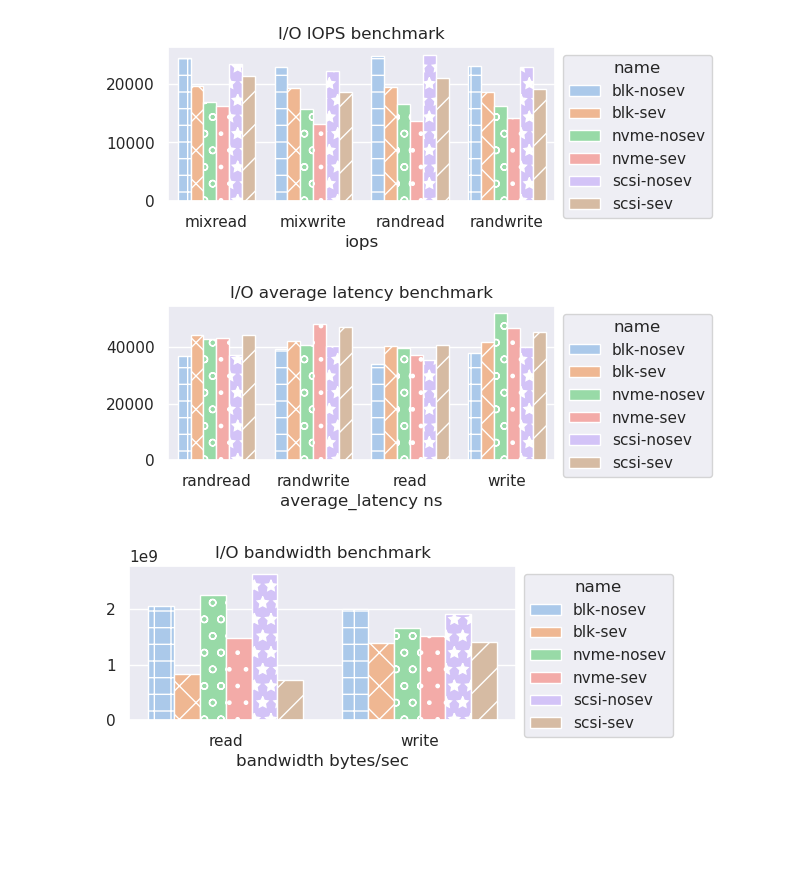
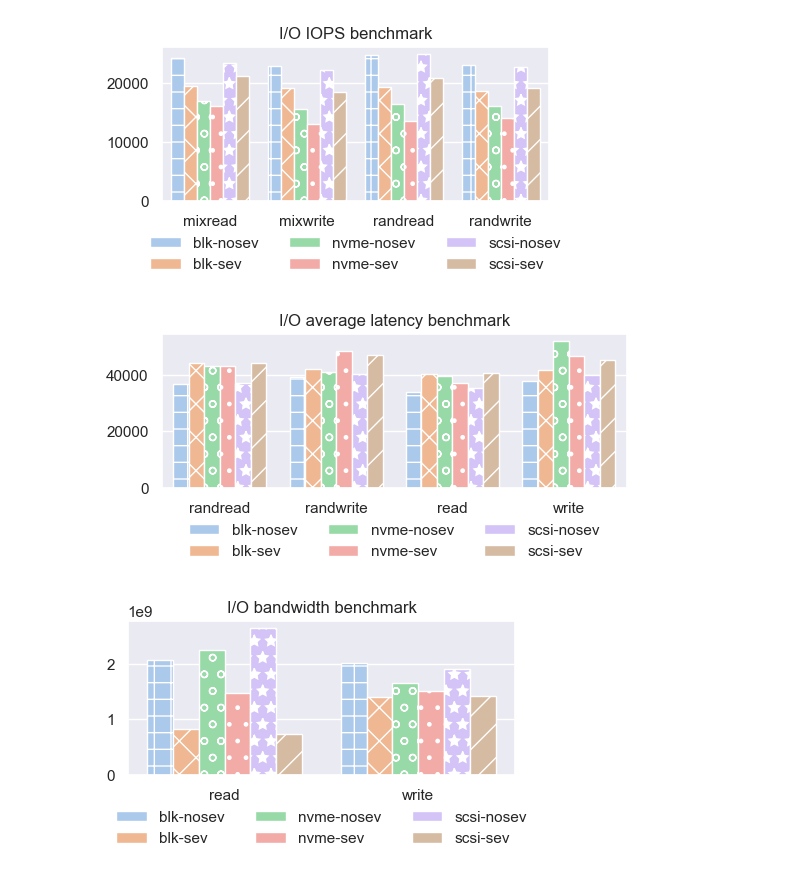
Before and after one commit to rcastellotti/gr, a Jupyter notebook: main.ipynb, the cells around one changed output. Drawn from its saved outputs; the diff is of its cells as text; code cells hidden in the pictures; blank space fills up the shorter version.

```diff
--- a/main.ipynb
+++ b/main.ipynb
@@ -7,44 +7,59 @@ sns.set(font_scale=0.75)
 # %%
 # for container in ax.containers:
 #     ax.bar_label(container, fmt='%.1f')
-df=pd.read_csv("iops_results.csv")
+df=pd.read_csv("benchmarks/iops_results.csv")
 df = df.sort_values(['group', 'name'],ascending = [True, True])
 # print(df.to_latex(index=False))
 sns.set(rc={'figure.figsize':(5,2)})
 ax=sns.barplot(df, x="group",y="result",hue="name",orient="v", width=0.8,palette="pastel")
-ax.set(xlabel ="iops", ylabel = "", title ='I/O IOPS benchmark')
-sns.move_legend(ax, "upper left", bbox_to_anchor=(1, 1))
+ax.set(xlabel ="", ylabel = "", title ='I/O IOPS benchmark')
+sns.move_legend(
+    ax, "lower center",
+    bbox_to_anchor=(0.5, -.55),
+    ncol=3,
+    title=None, frameon=False,
+)
 for i, container in enumerate(ax.containers):
     for patch in container.patches:
         patch.set_hatch(hatches[i % len(hatches)])
 plt.show()
 # %% [output]
-[figure, old version]
+[figure, new version]
 # %%
-df=pd.read_csv("al_results.csv")
+df=pd.read_csv("benchmarks/al_results.csv")
 df = df.sort_values(['group', 'name'],ascending = [True, True])
 # print(df.to_latex(index=False))
-sns.set(rc={'figure.figsize':(5,2)})
+sns.set(rc={'figure.figsize':(6,2)})
 ax=sns.barplot(df, x="group",y="result",hue="name",orient="v", width=0.8,palette="pastel")
-ax.set(xlabel ="average_latency ns", ylabel = "", title ='I/O average latency benchmark')
-sns.move_legend(ax, "upper left", bbox_to_anchor=(1, 1))
+ax.set(xlabel ="", ylabel = "", title ='I/O average latency benchmark')
+sns.move_legend(
+    ax, "lower center",
+    bbox_to_anchor=(0.5, -.55),
+    ncol=3,
+    title=None, frameon=False,
+)
 for i, container in enumerate(ax.containers):
     for patch in container.patches:
         patch.set_hatch(hatches[i % len(hatches)])
 plt.show()
 # %% [output]
-[figure, old version]
+[figure, new version]
 # %%
-df=pd.read_csv("bw_results.csv")
+df=pd.read_csv("benchmarks/bw_results.csv")
 df = df.sort_values(['group', 'name'],ascending = [True, True])
 # print(df.to_latex(index=False))
 sns.set(rc={'figure.figsize':(5,2)})
 ax=sns.barplot(df, x="group",y="result",hue="name",orient="v", width=0.8, palette="pastel")
-ax.set(xlabel ="bandwidth bytes/sec", ylabel = "", title ='I/O bandwidth benchmark')
-sns.move_legend(ax, "upper left", bbox_to_anchor=(1, 1))
+ax.set(xlabel ="", ylabel = "", title ='I/O bandwidth benchmark')
+sns.move_legend(
+    ax, "lower center",
+    bbox_to_anchor=(0.5, -.55),
+    ncol=3,
+    title=None, frameon=False,
+)
 for i, container in enumerate(ax.containers):
     for patch in container.patches:
         patch.set_hatch(hatches[i % len(hatches)])
 plt.show()
 # %% [output]
-[figure, old version]
+[figure, new version]
```
Also changed, not shown: parts of 3 cells of this notebook, 3 other files.
